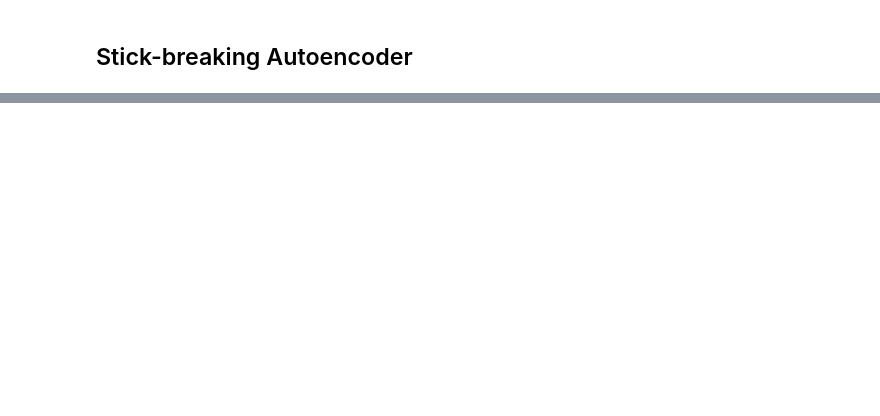
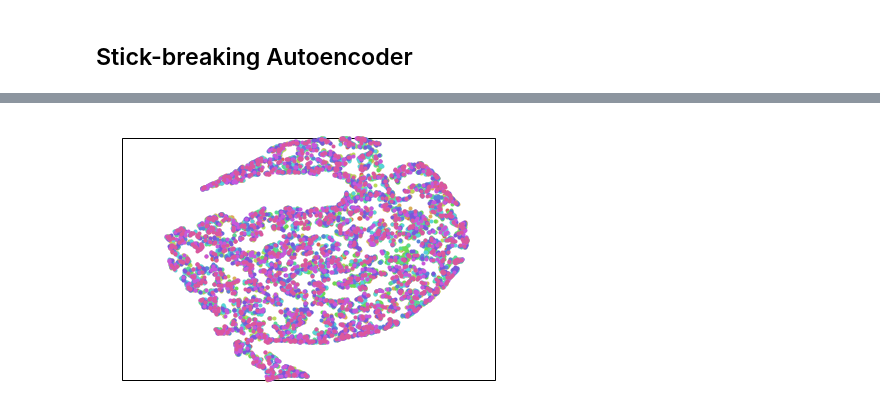
Before and after one commit to wittenator/pimai, a Jupyter notebook: src/notebook/src/Autoencoder.ipynb, the cells around one changed output, grey strips where cells are left out. Drawn from its saved outputs; the diff is of its cells as text; code cells hidden in the pictures; blank space fills up the shorter version.

```diff
--- a/src/notebook/src/Autoencoder.ipynb
+++ b/src/notebook/src/Autoencoder.ipynb
@@ -179,7 +205,7 @@ class VAE(Autoencoder):
 
     def decode(self, z):
         h3 = F.relu(self.fc3(z))
-        return torch.sigmoid(self.fc4(h3))
+        return self.fc4(h3)
 
     def forward(self, x):
         mu, logvar = self.encode(x)
@@ -187,7 +213,7 @@ class VAE(Autoencoder):
         return self.decode(z), mu, logvar
 
     def loss_function(self, recon_x, x, mu, logvar):
-        BCE = F.binary_cross_entropy(recon_x, x.view(-1, 784), reduction='sum')
+        BCE = F.binary_cross_entropy_with_logits(recon_x, x.view(-1, 784))
 
         # see Appendix B from VAE paper:
         # Kingma and Welling. Auto-Encoding Variational Bayes. ICLR, 2014
@@ -195,7 +221,7 @@ class VAE(Autoencoder):
         # 0.5 * sum(1 + log(sigma^2) - mu^2 - sigma^2)
         KLD = -0.5 * torch.sum(1 + logvar - mu.pow(2) - logvar.exp())
 
-        return BCE + KLD
+        return torch.mean(BCE + KLD)
 
     def compute_loss_train(self, data, target):
         recon_batch, mu, logvar = self(data)
@@ -292,11 +299,13 @@ class SBVAE(Autoencoder):
         self.dropout2 = nn.Dropout2d(0.5)
 
         self.fc1 = nn.Linear(9216, 400)
+        self.bn1 = nn.BatchNorm1d(num_features=k)
+        self.bn1 = nn.BatchNorm1d(num_features=k)
         self.fc21 = nn.Linear(400, k)
         self.fc22 = nn.Linear(400, k)
 
 
-        self.fc3 = nn.Linear(20, 400)
+        self.fc3 = nn.Linear(self.k, 400)
         self.fc4 = nn.Linear(400, 784)
 
     def encode(self, x):
@@ -307,14 +316,14 @@ class SBVAE(Autoencoder):
         x = self.dropout1(x)
         x = torch.flatten(x, 1)
         h1 = F.relu(self.fc1(x))
-        return F.softplus(self.fc21(h1)), F.softplus(self.fc22(h1))
+        return F.softplus(self.bn1(self.fc21(h1))), F.softplus(self.bn1(self.fc22(h1)))
 
     def reparameterize(self, a, b):
-        return stickbreakingprocess(20, a, b)
+        return stickbreakingprocess(self.k, a, b)
 
     def decode(self, z):
         h3 = F.relu(self.fc3(z))
-        return torch.sigmoid(self.fc4(h3))
+        return self.fc4(h3)
 
     def forward(self, x):
         a, b = self.encode(x)
@@ -325,7 +334,9 @@ class SBVAE(Autoencoder):
         return torch.exp(torch.lgamma(a) + torch.lgamma(b) - torch.lgamma(a+b))
 
     def loss_function(self, recon_x, x, a, b, prior_alpha, prior_beta):
-        BCE = F.binary_cross_entropy(recon_x, x.view(-1, 784), reduction='sum')
+        #a = a + 100*torch.finfo(torch.float64).eps
+        #b = b + 100*torch.finfo(torch.float64).eps
+        BCE = F.binary_cross_entropy_with_logits(recon_x, x.view(-1, 784))
         kl = 1./(1+a*b) * self.Beta(1./a, b)
         kl += 1./(2+a*b) * self.Beta(2./a, b)
         kl += 1./(3+a*b) * self.Beta(3./a, b)
@@ -341,12 +352,12 @@ class SBVAE(Autoencoder):
         kl += (a-prior_alpha)/a * (-np.euler_gamma - torch.digamma(b) - 1/b) #T.psi(self.posterior_b)
 
         # add normalization constants
-        kl += torch.log(a*b) #+ torch.log(self.Beta(prior_alpha, prior_beta))
+        kl += torch.log(a*b) + torch.log(self.Beta(prior_alpha, prior_beta))
 
         # final term
         kl += -(b-1)/b
 
-        return BCE + kl.sum()
+        return torch.mean(BCE + kl)
 
     def compute_loss_train(self, data, target):
         recon_batch, a, b = self(data)
@@ -354,4 +365,4 @@ class SBVAE(Autoencoder):
 
     def compute_loss_test(self, data, target):
         recon_batch, a, b = self(data)
-        return self.loss_function(recon_batch, data, a, b, 1, 5).item(), recon_batch  # sum up batch loss
+        return self.loss_function(recon_batch, data, a, b, torch.Tensor([1]), torch.Tensor([5])).item(), recon_batch  # sum up batch loss
@@ -362,12 +369,13 @@ torch.Size([64, 1, 28, 28])
 # %%
-model = SBVAE(k=20).to(device)
-optimizer = optim.Adam(model.parameters(), lr=1e-3)
-model.writer.add_graph(model, next(iter(train_loader))[0])
+sbvae = SBVAE(k=50).to(device)
+optimizer = optim.Adam(sbvae.parameters(), lr=1e-3)
+sbvae.writer.add_graph(sbvae, next(iter(train_loader))[0])
 
 
 scheduler = StepLR(optimizer, step_size=1)
-for epoch in range(1, 14 + 1):
-    model.trains(device, train_loader, optimizer, epoch)
-    model.tests(device, test_loader)
+for epoch in range(1, 10 + 1):
+    sbvae.trains(device, train_loader, optimizer, epoch)
+    sbvae.tests(device, test_loader)
     scheduler.step()
+    sbvae.add_embedding(test_loader)
 # %% [output]
@@ -410,0 +401,4 @@ RuntimeError: Function 'PowBackward1' returned nan values in its 1th output.
+# %%
+sbvae.visualize_embeddings(-1)
+# %% [output]
+[figure, added]
```
Also changed, not shown: parts of 9 cells of this notebook, 1 other file.
